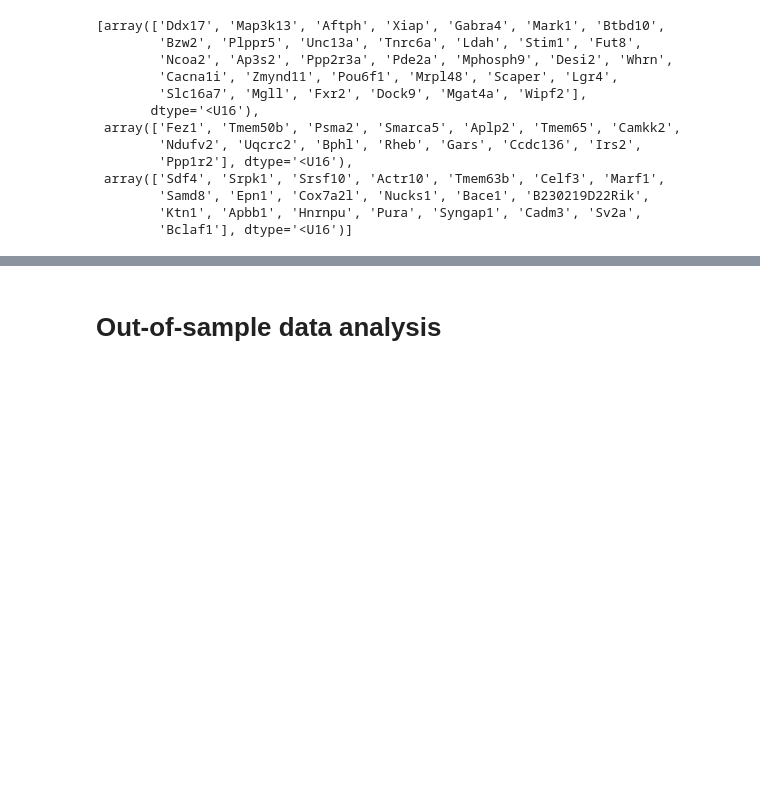
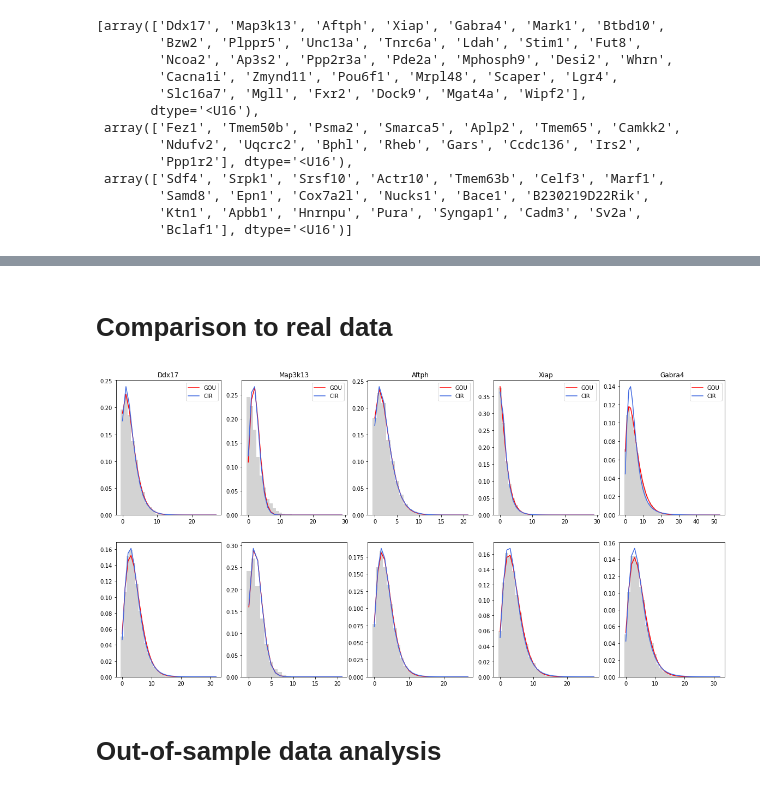
Before and after one commit to pachterlab/GVFP_2021, a Jupyter notebook: gg220802_monod.ipynb, the cells around one changed output, grey strips where cells are left out. Cells and saved outputs as stored; diff of their text form; code cells hidden in the pictures; blank space fills up the shorter version.

```diff
--- a/gg220802_monod.ipynb
+++ b/gg220802_monod.ipynb
@@ -978,5 +1006,10 @@ _=ax1.set_xticks(np.concatenate(indices),np.concatenate(gene_names_to_run),rotat
 # %%
 # genes_ran = [gn[x] for x in genes_to_run]
 # %%
-with open('/home/ggorin/projects/GVFP_2021/fits/gg_220802_022_allen_celltypes_1/logl_fit_results_multis_full.pickle','wb') as rfs:
+with open('/home/ggorin/projects/GVFP_2021/fits/gg_220802_022_allen_celltypes_1/logl_fit_results_multis_test_220806.pickle','wb') as rfs:
     pickle.dump((oss_res,lik_ratios_oos,sample_names,models,gene_names_to_run),rfs)
+# %%
+with open('/home/ggorin/projects/GVFP_2021/fits/gg_220802_022_allen_celltypes_1/logl_fit_results_multis_full.pickle','rb') as rfs:
+    oss_res,lik_ratios_oos,sample_names,models,gene_names_to_run=pickle.load(rfs)
+# %% [markdown]
+# Comparison to real data
@@ -983,3 +1018,50 @@ with open('/home/ggorin/projects/GVFP_2021/fits/gg_220802_022_allen_celltypes_1/
+# %%
+
+test_data_ind = 3
+# gtr = gene_names_to_run[model_set]
+# gene_locations = [np.where(loom_gene_names==x)[0][0] for x in gn[gtr]]
+
+with lp.connect(sample_looms[test_data_ind]) as ds:
+    U = ds.layers['unspliced'][:]
+    S = ds.layers['spliced'][:]
+    loom_gene_names = ds.ra['gene_name']
+# %%
+fig1,ax1=plt.subplots(2,5,figsize=(20,10))
+
+gou_reduced_color='lightcoral'
+cir_reduced_color='skyblue'
+gou_color='r'
+cir_color='royalblue'
+
+model_set=0
+gntr = gene_names_to_run[model_set]
+gene_locations = [np.where(loom_gene_names==x)[0][0] for x in gntr]
+
+for k,gene_ind in enumerate(gene_locations[:5]):
+    mx = np.asarray([U[gene_ind].max()+10,S[gene_ind].max()+10],dtype=int)
+
+    bins = np.arange(mx[0]-8)-0.5
+    ax1[0,k].hist(U[gene_ind],bins,color='lightgray',density=True)
+    ax1[0,k].set_title(loom_gene_names[gene_ind])
+
+    pars_sde_gou = oss_res[sample_names[test_data_ind]][models[model_set]][k][1]
+    pars_sde_cir = oss_res[sample_names[test_data_ind]][models[model_set]][k][2]
+
+    y = get_GOU_2sp([mx[0],1],pars_sde_gou)
+    ax1[0,k].plot(y,'-',color=gou_color,label='GOU')
+    y = get_CIR_2sp([mx[0],1],pars_sde_cir)
+    ax1[0,k].plot(y,'-',color=cir_color,label='CIR')
+    ax1[0,k].legend()
+
+    bins = np.arange(mx[1]-8)-0.5
+    ax1[1,k].hist(S[gene_ind],bins,color='lightgray',density=True)
+
+    y = get_GOU_2sp([1,mx[1]],pars_sde_gou).squeeze()
+    ax1[1,k].plot(y,'-',color=gou_color)
+    y = get_CIR_2sp([1,mx[1]],pars_sde_cir).squeeze()
+    ax1[1,k].plot(y,'-',color=cir_color)
+# %% [output]
+[figure, added]
 # %% [markdown]
 # Out-of-sample data analysis
 # %%
```
Also changed, not shown: parts of 14 cells of this notebook, 2 other files.
